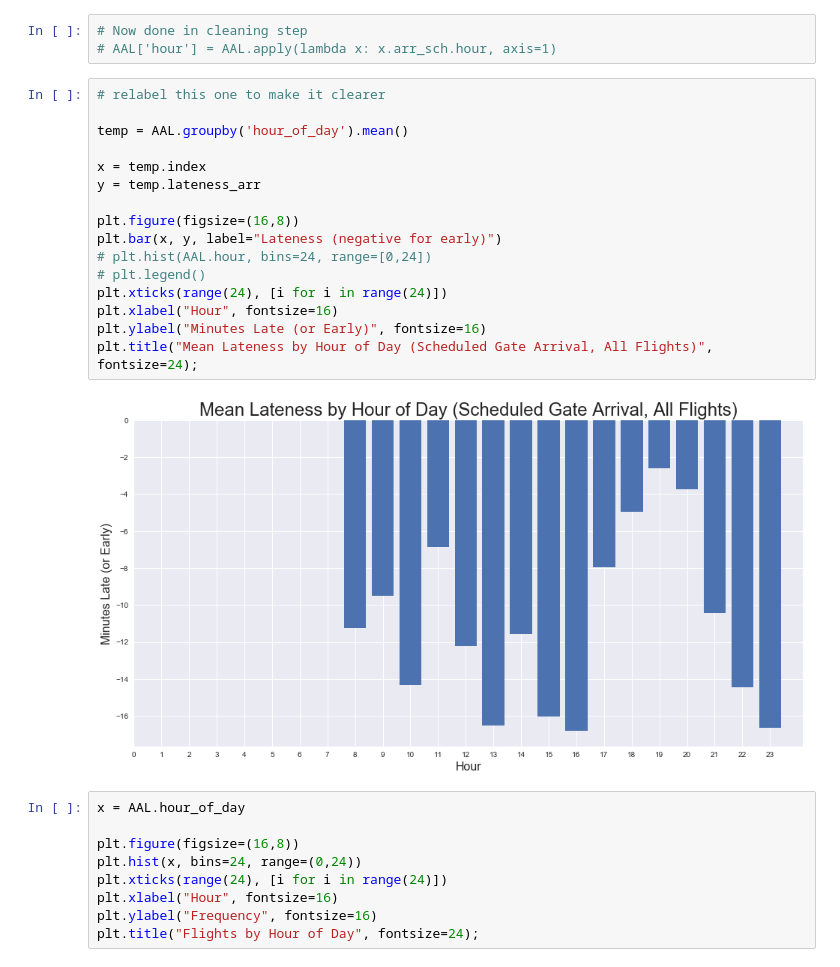
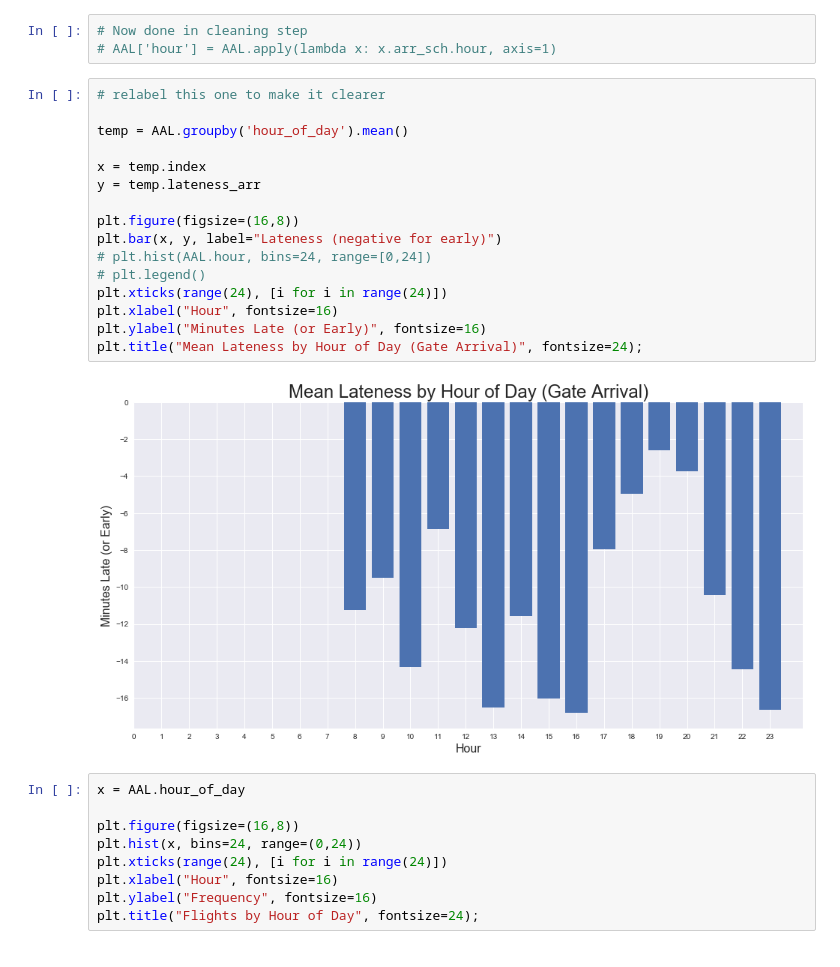
Before and after one commit to davidluther/Proj-02-Luther, a Jupyter notebook: code/2-Luther-Cleaning-Exploration.ipynb, the cells around one changed output. Cells and saved outputs as stored; diff of their text form.

```diff
--- a/code/2-Luther-Cleaning-Exploration.ipynb
+++ b/code/2-Luther-Cleaning-Exploration.ipynb
@@ -461,21 +475,21 @@ I want to look at lateness per hour of day, to make sure my quarters are capturi
 # %%
 # relabel this one to make it clearer
 
 temp = AAL.groupby('hour_of_day').mean()
 
 x = temp.index
 y = temp.lateness_arr
 
 plt.figure(figsize=(16,8))
 plt.bar(x, y, label="Lateness (negative for early)")
 # plt.hist(AAL.hour, bins=24, range=[0,24])
 # plt.legend()
 plt.xticks(range(24), [i for i in range(24)])
 plt.xlabel("Hour", fontsize=16)
 plt.ylabel("Minutes Late (or Early)", fontsize=16)
-plt.title("Mean Lateness by Hour of Day (Scheduled Gate Arrival, All Flights)", fontsize=24);
+plt.title("Mean Lateness by Hour of Day (Gate Arrival)", fontsize=24);
 # %% [output]
-[figure, old version]
+[figure, new version]
 # %%
 x = AAL.hour_of_day
 
```
Also changed, not shown: parts of 7 cells of this notebook, 19 other files.
